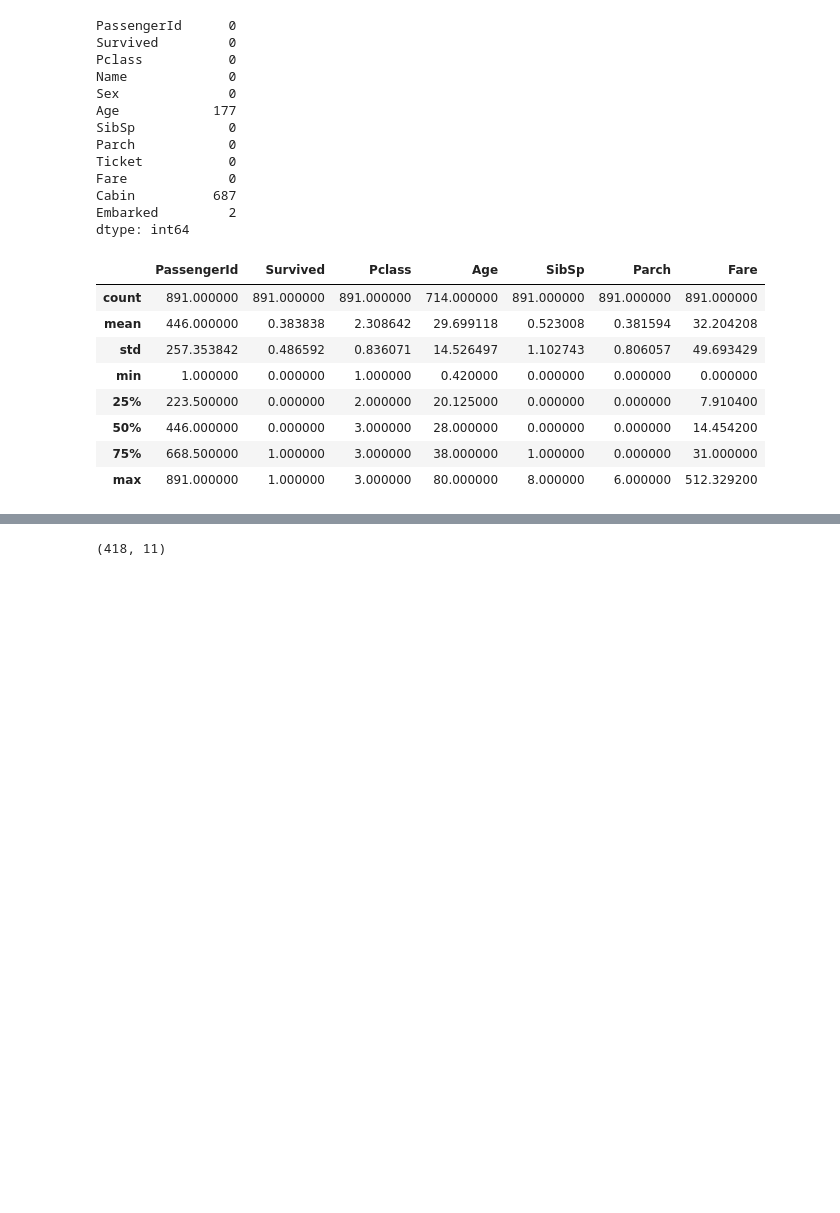
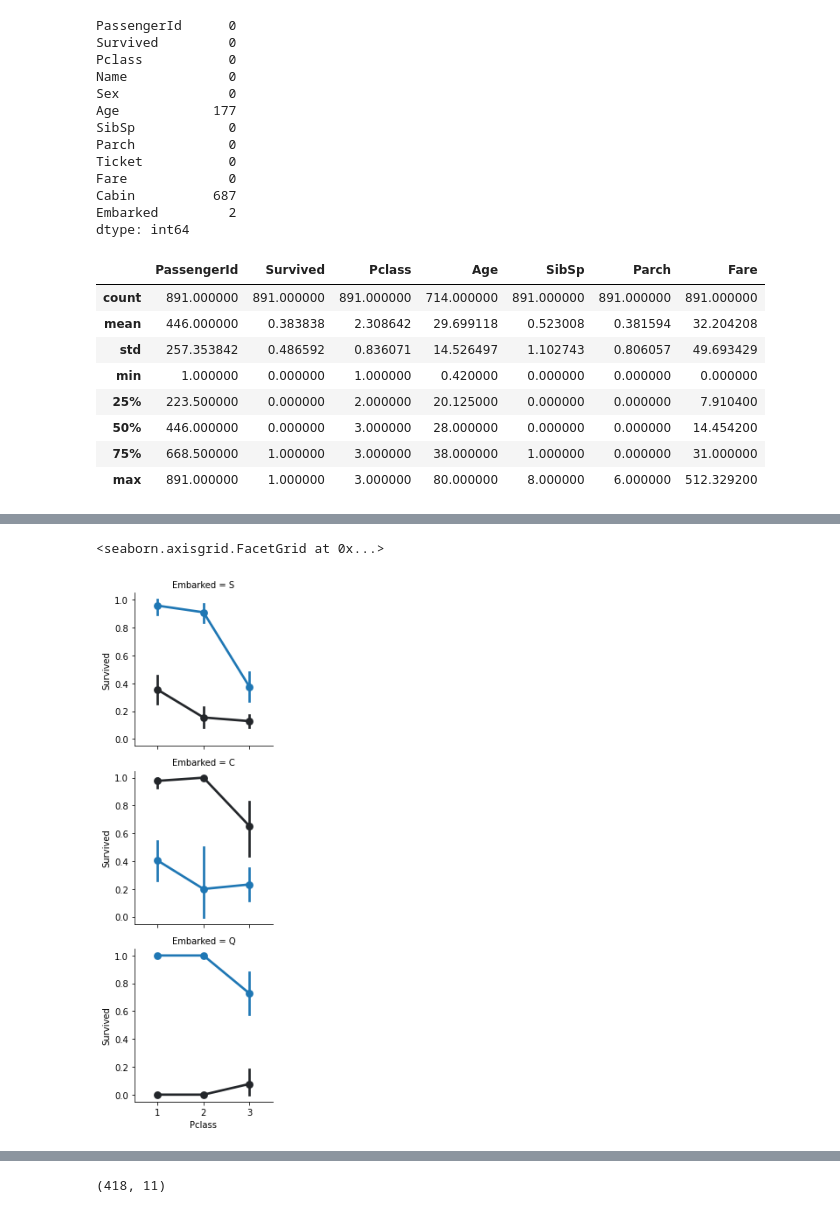
Before and after one commit to RAJ-DSML/Titanic-Disaster-Solution, a Jupyter notebook: titanic.ipynb, the cells around one changed output, grey strips where cells are left out. Drawn from its saved outputs; the diff is of its cells as text; code cells hidden in the pictures; blank space fills up the shorter version.

```diff
--- a/titanic.ipynb
+++ b/titanic.ipynb
@@ -71,0 +144,6 @@ df_train.describe()
+# %%
+d4 = sns.FacetGrid(data=df_train, row='Embarked')
+d4.map(sns.pointplot, 'Pclass','Survived','Sex', bins=30)
+# %% [output]
+<seaborn.axisgrid.FacetGrid at 0x...>
+[figure, added]
```
Also changed, not shown: parts of 16 cells of this notebook.
